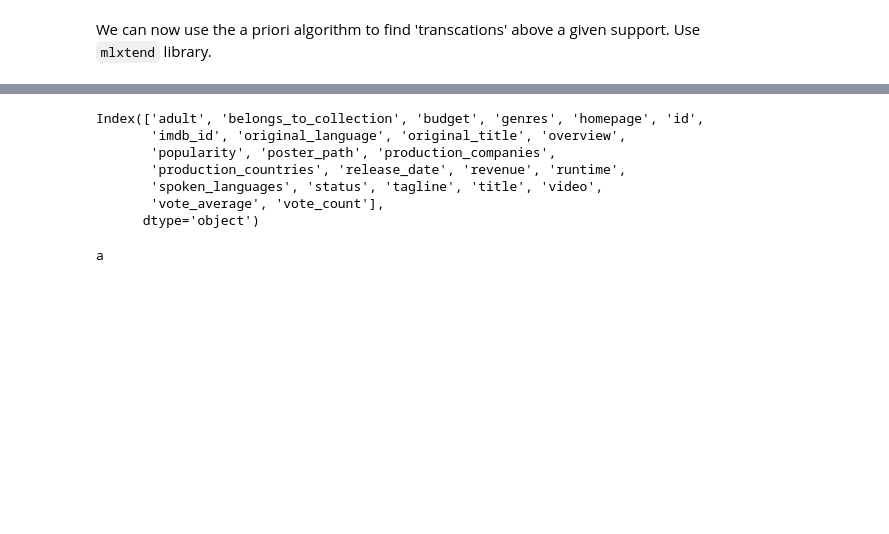
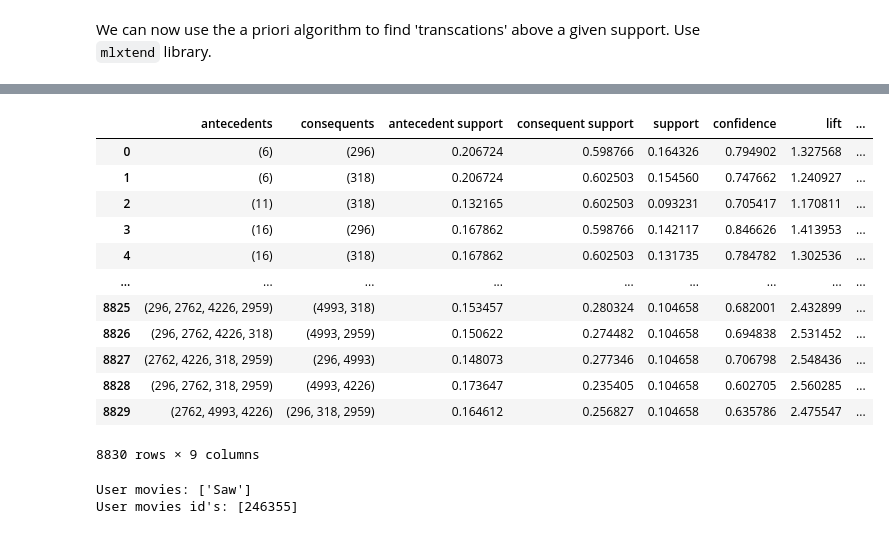
Before and after one commit to manganas/ComputationalToolsForDataScience, a Jupyter notebook: ima/movies_a_priori.ipynb, the cells around one changed output, grey strips where cells are left out. Drawn from its saved outputs; the diff is of its cells as text; code cells hidden in the pictures; blank space fills up the shorter version.

```diff
--- a/ima/movies_a_priori.ipynb
+++ b/ima/movies_a_priori.ipynb
@@ -161,15 +162,29 @@ MemoryError: Unable to allocate 51.8 GiB for an array with shape (231540, 2, 120
-# %%
-movies_df.columns
-# %% [output]
-Index(['adult', 'belongs_to_collection', 'budget', 'genres', 'homepage', 'id',
-       'imdb_id', 'original_language', 'original_title', 'overview',
-       'popularity', 'poster_path', 'production_companies',
-       'production_countries', 'release_date', 'revenue', 'runtime',
-       'spoken_languages', 'status', 'tagline', 'title', 'video',
-       'vote_average', 'vote_count'],
-      dtype='object')
-# %%
-if movies_df.loc[movies_df['id']== '32'].empty:
-    print('a')
-# %% [output]
-a
+# %%
+a = association_rules(frq_items, metric="confidence", min_threshold=0.6)
+a
+# %% [output]
+|  | antecedents | consequents | antecedent support | consequent support | support | confidence | lift | ... |
+| 0 | (6) | (296) | 0.206724 | 0.598766 | 0.164326 | 0.794902 | 1.327568 | ... |
+| 1 | (6) | (318) | 0.206724 | 0.602503 | 0.154560 | 0.747662 | 1.240927 | ... |
+| 2 | (11) | (318) | 0.132165 | 0.602503 | 0.093231 | 0.705417 | 1.170811 | ... |
+| 3 | (16) | (296) | 0.167862 | 0.598766 | 0.142117 | 0.846626 | 1.413953 | ... |
+| 4 | (16) | (318) | 0.167862 | 0.602503 | 0.131735 | 0.784782 | 1.302536 | ... |
+| ... | ... | ... | ... | ... | ... | ... | ... | ... |
+| 8825 | (296, 2762, 4226, 2959) | (4993, 318) | 0.153457 | 0.280324 | 0.104658 | 0.682001 | 2.432899 | ... |
+| 8826 | (296, 2762, 4226, 318) | (4993, 2959) | 0.150622 | 0.274482 | 0.104658 | 0.694838 | 2.531452 | ... |
+| 8827 | (2762, 4226, 318, 2959) | (296, 4993) | 0.148073 | 0.277346 | 0.104658 | 0.706798 | 2.548436 | ... |
+| 8828 | (296, 2762, 318, 2959) | (4993, 4226) | 0.173647 | 0.235405 | 0.104658 | 0.602705 | 2.560285 | ... |
+| 8829 | (2762, 4993, 4226) | (296, 318, 2959) | 0.164612 | 0.256827 | 0.104658 | 0.635786 | 2.475547 | ... |
+8830 rows × 9 columns
+# %%
+movies = movies_df.title.to_list()
+
+# user_movies = np.random.choice(movies,3)
+user_movies = ['Saw']
+user_movies_ids = [ movies_df.loc[movies_df.title==i].id.item() for i in user_movies ]
+
+print(f"User movies: {user_movies}")
+print(f"User movies id's: {user_movies_ids}")
+# %% [output]
+User movies: ['Saw']
+User movies id's: [246355]
```
Also changed, not shown: parts of 32 cells of this notebook.
